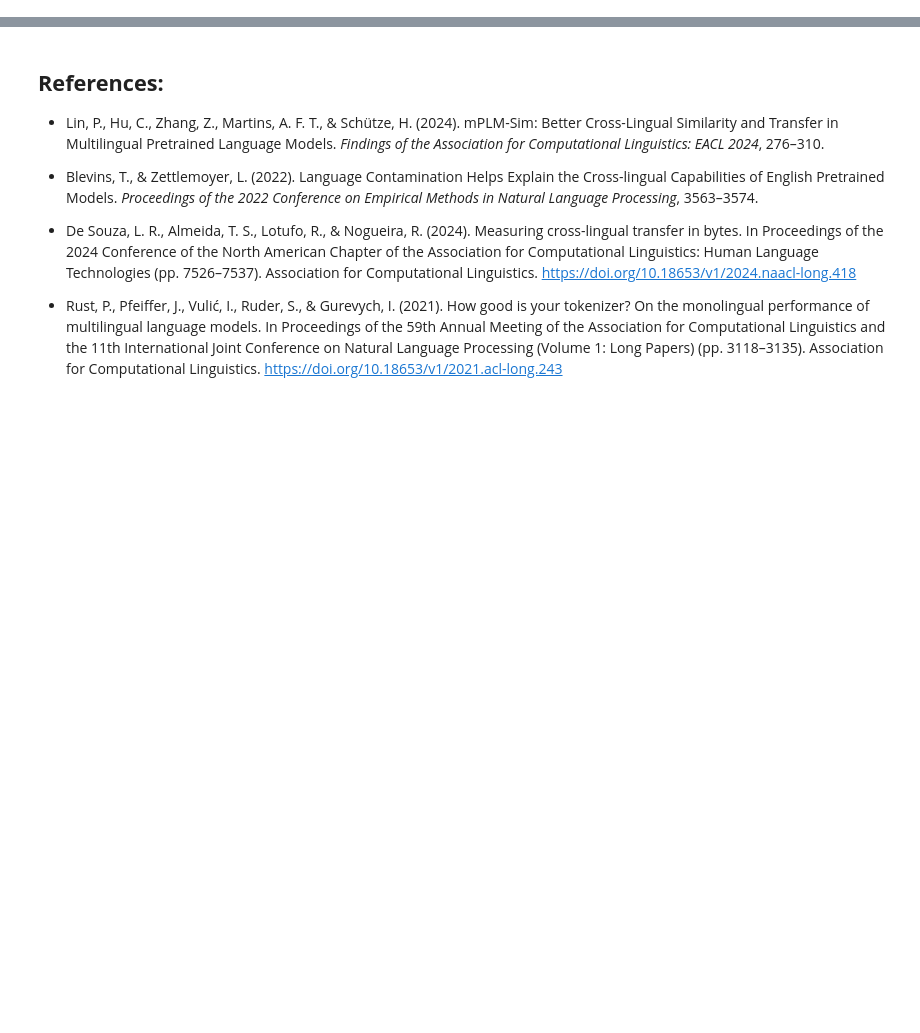
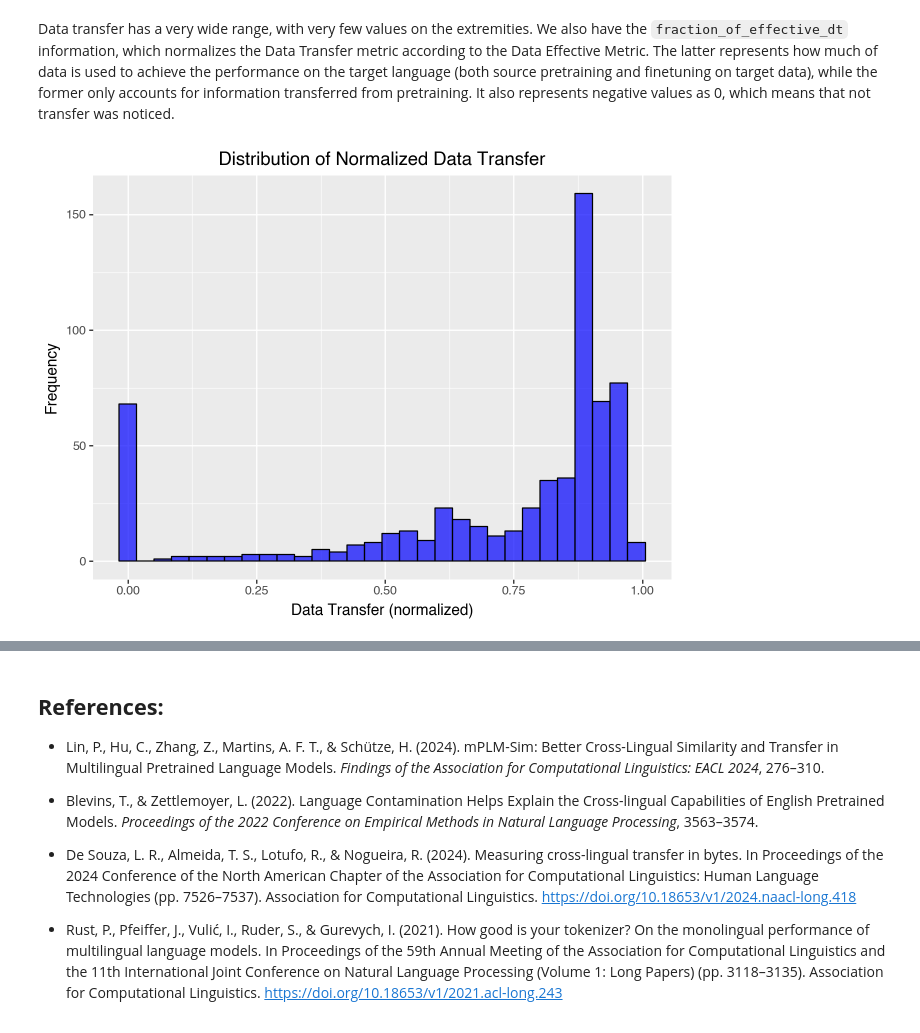
Before and after one commit to lersouza/language-transfer, a Jupyter notebook: notebooks/Data Transfer Exploration.ipynb, the cells around one changed output, grey strips where cells are left out. Cells and saved outputs as stored; diff of their text form; code cells hidden in the pictures; blank space fills up the shorter version.

```diff
--- a/notebooks/Data Transfer Exploration.ipynb
+++ b/notebooks/Data Transfer Exploration.ipynb
@@ -52,0 +261,12 @@ In this context, we aim to analyze the results from the experiments performed by
+# %% [markdown]
+Data transfer has a very wide range, with very few values on the extremities. We also have the `fraction_of_effective_dt` information, which normalizes the Data Transfer metric according to the Data Effective Metric. The latter represents how much of data is used to achieve the performance on the target language (both source pretraining and finetuning on target data), while the former only accounts for information transferred from pretraining. It also represents negative values as 0, which means that not transfer was noticed.
+# %%
+(
+    ggplot(dataset, aes(x='fraction_of_effective_dt')) +
+    geom_histogram(bins=30, fill='blue', color='black', alpha=0.7) +
+    labs(title='Distribution of Normalized Data Transfer',
+         x='Data Transfer (normalized)',
+         y='Frequency')
+)
+# %% [output]
+[figure, added]
```
Also changed, not shown: parts of 63 cells of this notebook.
